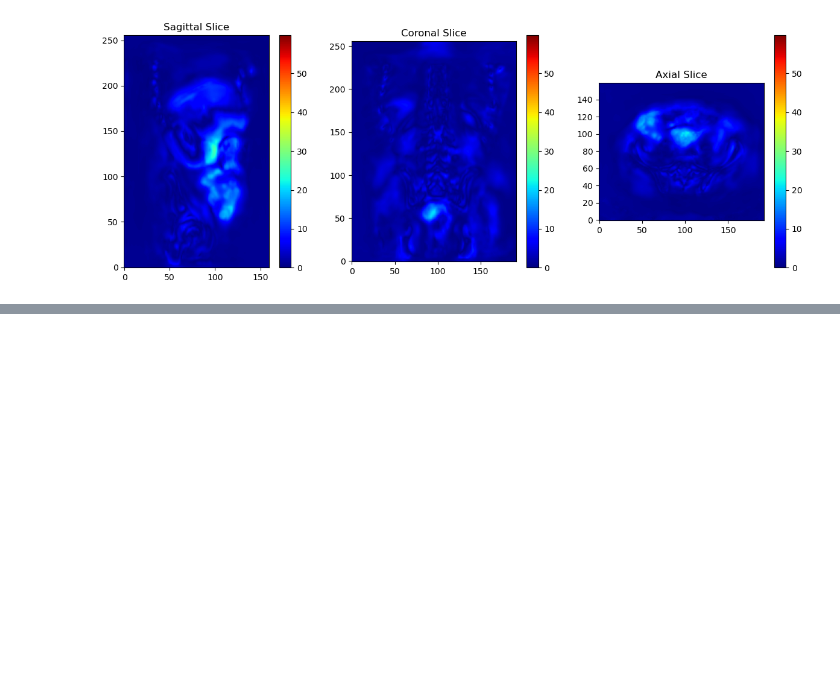
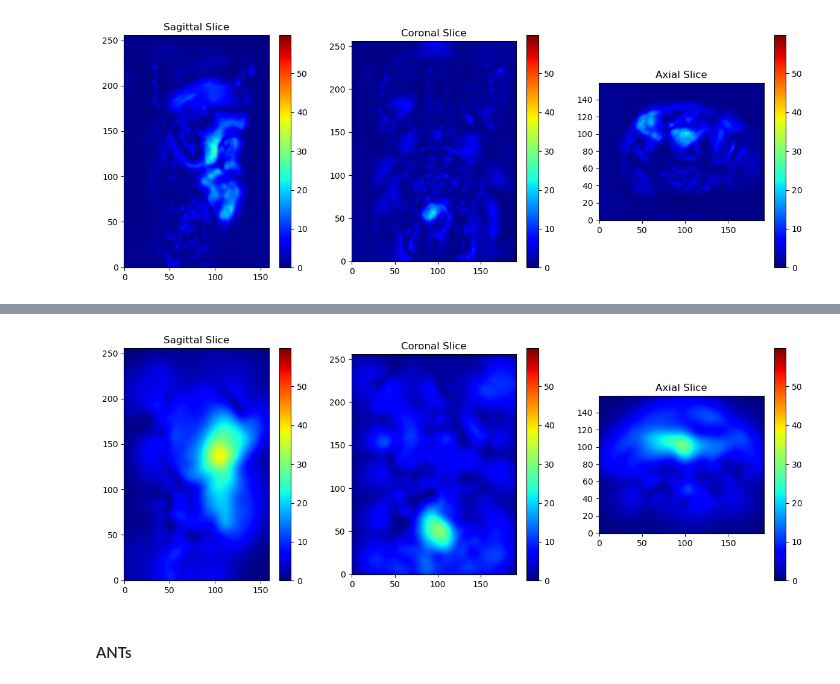
Before and after one commit to ljestaciocerquin/Med_Align_Net, a Jupyter notebook: notebooks/visualization_of_defMag.ipynb, the cells around one changed output, grey strips where cells are left out. Cells and saved outputs as stored; diff of their text form; code cells hidden in the pictures; blank space fills up the shorter version.

```diff
--- a/notebooks/visualization_of_defMag.ipynb
+++ b/notebooks/visualization_of_defMag.ipynb
@@ -200,0 +217,7 @@ plot_deformation_with_colorbar(deformation_magnitude, max_mag, cmap='jet')
+# %%
+deformation_magnitude = load_deformation_field(flow_54_paths)
+plot_deformation_with_colorbar(deformation_magnitude, max_mag, cmap='jet')
+# %% [output]
+[figure, added]
+# %% [markdown]
+#### ANTs
```
Also changed, not shown: parts of 7 cells of this notebook.
